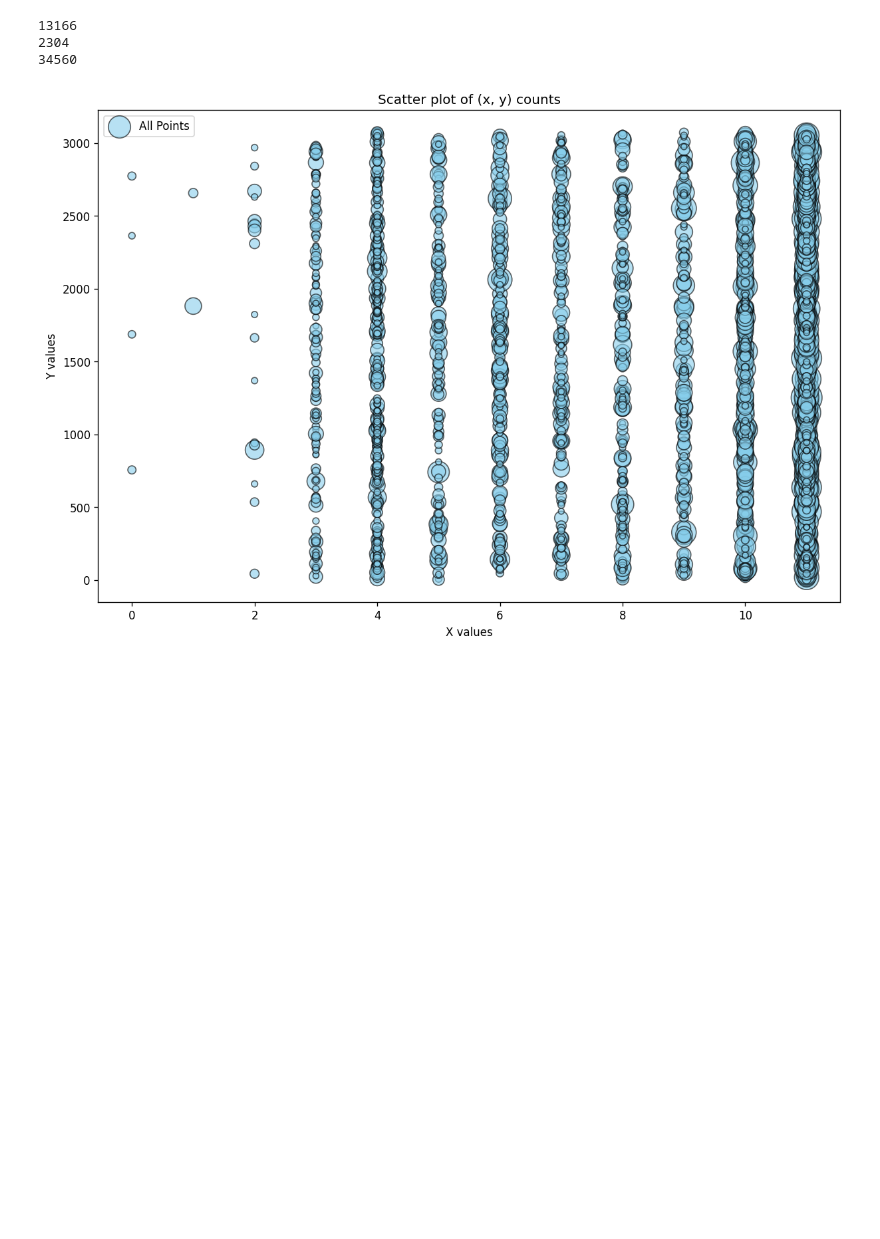
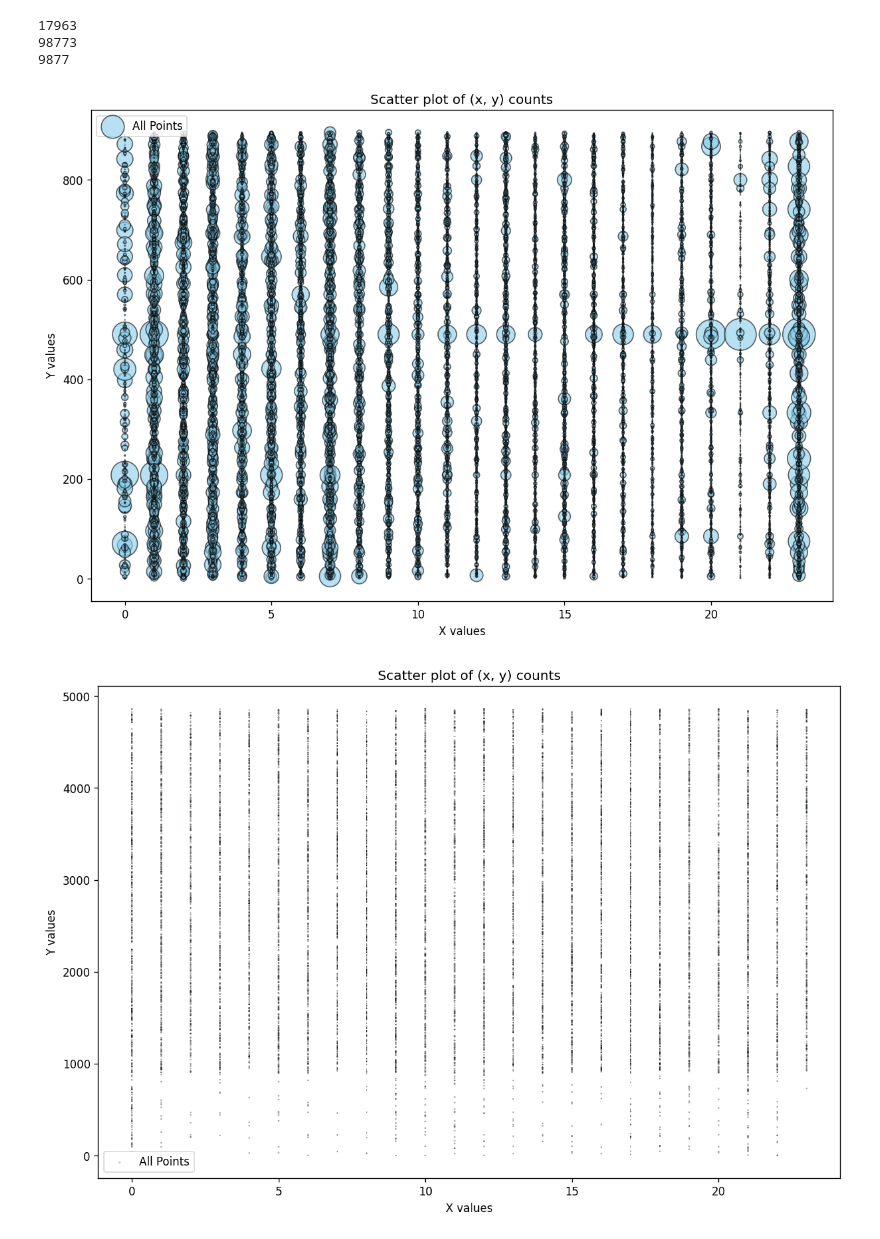
Before and after one commit to Nexround/ftg, a Jupyter notebook: analyse.ipynb, the cells around one changed output. Drawn from its saved outputs; the diff is of its cells as text; code cells hidden in the pictures; blank space fills up the shorter version.

```diff
--- a/analyse.ipynb
+++ b/analyse.ipynb
@@ -135,18 +135,24 @@ print(f"Ratio of duplicates (combined): {duplicate_ratio_combined:.2%}")
 # %%
 import json
 from collections import Counter
+import random
+random.seed(42)
 # from src.module.func import scatter_plot, plot_points
 
 # 在 Jupyter 中交互式输入文件路径
-j1 = "/root/ftg/results/tokencls_agnews.json"
+j1 = "/root/ftg/results/lm_h4.json"
+
+save_dir = "./target_neurons"
 # j1 = input("请输入第一个 JSONL 文件的路径: ")
 # j2 = input("请输入第二个 JSONL 文件的路径: ")
 import matplotlib.pyplot as plt
 
 plt.rcParams["figure.figsize"] = [12, 8]
 plt.rcParams["figure.dpi"] = 120
-full_c = [(x,y) for x in range(0,12) for y in range(0,3072)]
+full_c = [(x, y) for x in range(0, 24) for y in range(0, 4864)]
 full_c = Counter(full_c)
+
+
 def extract_coordinates(jsonl_file):
     """Extract coordinates from a JSONL file."""
     data = []
@@ -173,6 +179,7 @@ def filter_counter(counter_obj):
     }
 
     return filtered_counter
+
 
 def scatter_plot(counter_obj, highlight_duplicates=None):
     x = [key[0] for key in counter_obj.keys()]
@@ -186,35 +193,51 @@ def scatter_plot(counter_obj, highlight_duplicates=None):
     # Highlight duplicate points if provided
     if highlight_duplicates:
         dup_x = [key[0] for key in highlight_duplicates]
         dup_y = [key[1] for key in highlight_duplicates]
         plt.scatter(dup_x, dup_y, s=1, alpha=0.9, color="red", label="Duplicates")
 
     plt.xlabel("X values")
     plt.ylabel("Y values")
     plt.title("Scatter plot of (x, y) counts")
     plt.legend()
     plt.show()
 
 
 # Extract coordinates from both files
 coordinates_file1 = extract_coordinates(j1)
 
 # Count occurrences in both files
 counter_file1 = Counter(coordinates_file1)
+# 获取Counter中的所有键
+
 print(len(counter_file1))
 
 # counter_file1 = filter_counter(counter_file1)
 # print(len(counter_file1))
 complement_2 = set(full_c) - set(counter_file1)
+keys = list(complement_2)
+
+# 计算要抽取的元素数量，10%的元素
+RATIO = 10
+sample_size = max(1, int(len(keys) // RATIO))
+
+# 随机抽取10%的元素
+sampled_keys = random.sample(keys, sample_size)
 print(len(complement_2))
+print(len(sampled_keys))
 
+# 24* 4864 = 116736
 # counter_file2 = filter_counter(counter_file2)
 scatter_plot(counter_file1)
+scatter_plot(Counter(sampled_keys))
 counter_file1_list = list(counter_file1)
-with open("complement_1.json", "w", encoding="utf-8") as f:
+with open(f"{save_dir}/complement_1.json", "w", encoding="utf-8") as f:
     json.dump(counter_file1_list, f, ensure_ascii=False, indent=4)
+with open(f"{save_dir}/random_RATIO{RATIO}.json", "w", encoding="utf-8") as f:
+    json.dump(sampled_keys, f, ensure_ascii=False, indent=4)
 # %% [output]
-13166
-2304
-34560
+17963
+98773
+9877
-[figure, old version]
+[figure, new version]
+[figure, added]
```
Also changed, not shown: 7 other files.
